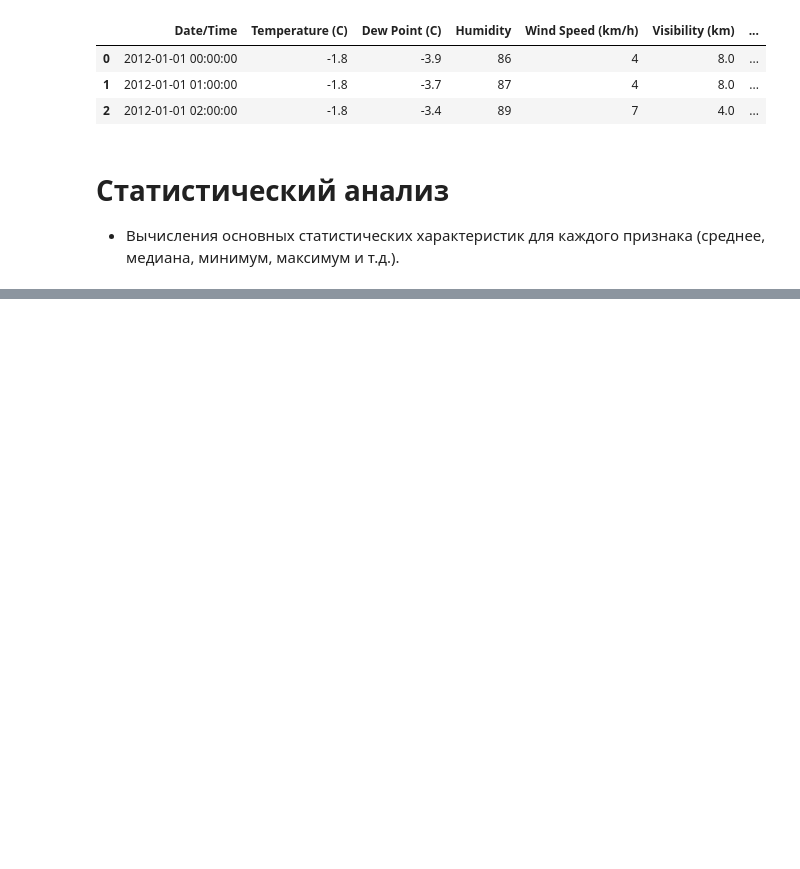
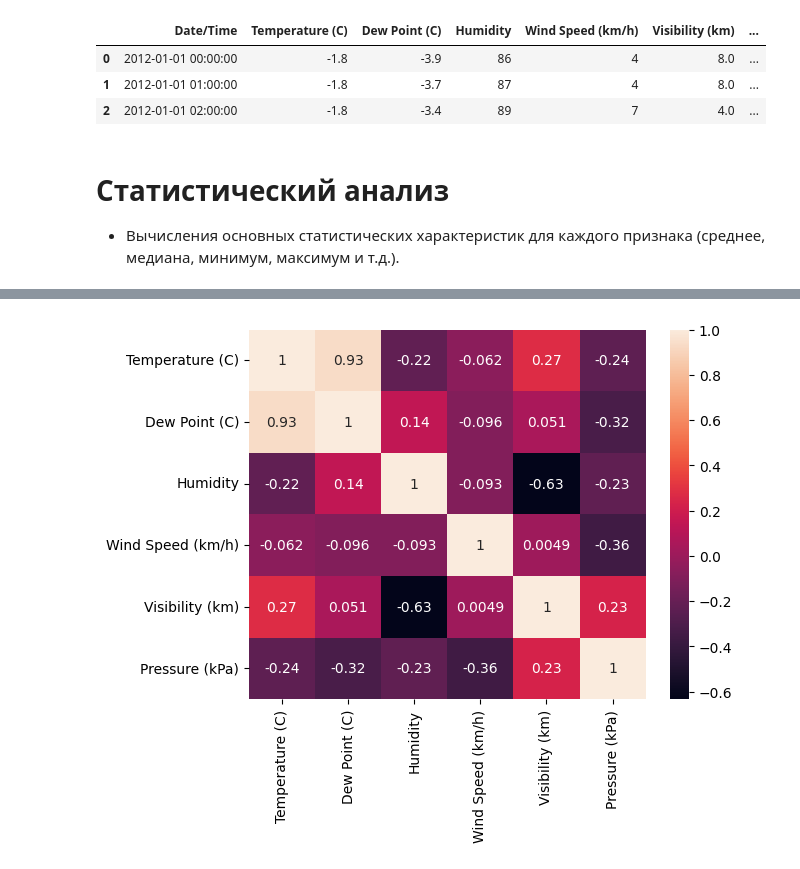
Before and after one commit to kateriina-77/python_project, a Jupyter notebook: weather_ml.ipynb, the cells around one changed output, grey strips where cells are left out. Cells and saved outputs as stored; diff of their text form; code cells hidden in the pictures; blank space fills up the shorter version.

```diff
--- a/weather_ml.ipynb
+++ b/weather_ml.ipynb
@@ -82,0 +106,7 @@ data.describe()
+# %%
+numeric_columns = data.select_dtypes(include='number')
+corr_matrix = numeric_columns.corr()
+sns.heatmap(corr_matrix, annot=True)
+plt.show()
+# %% [output]
+[figure, added]
```
Also changed, not shown: parts of 8 cells of this notebook.
